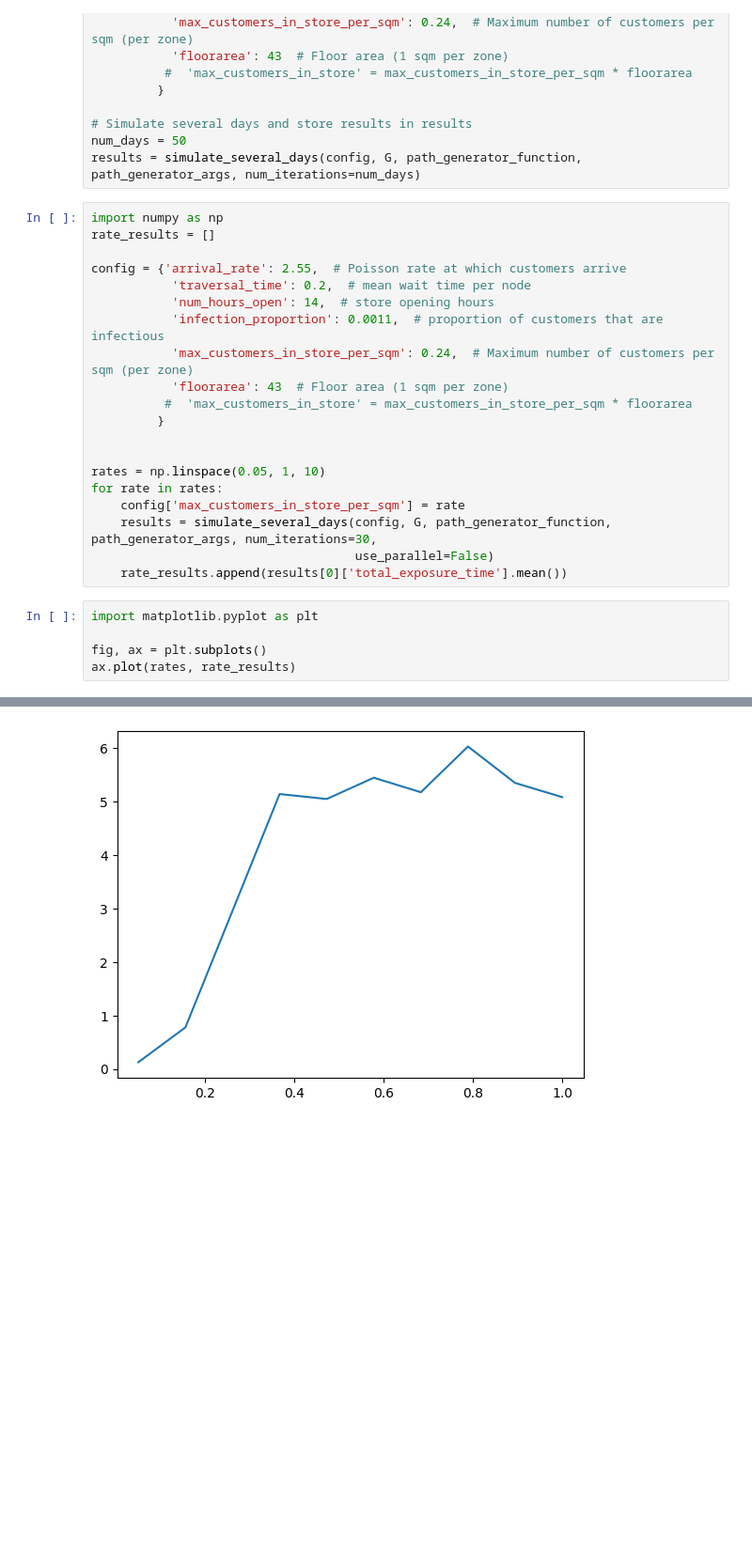
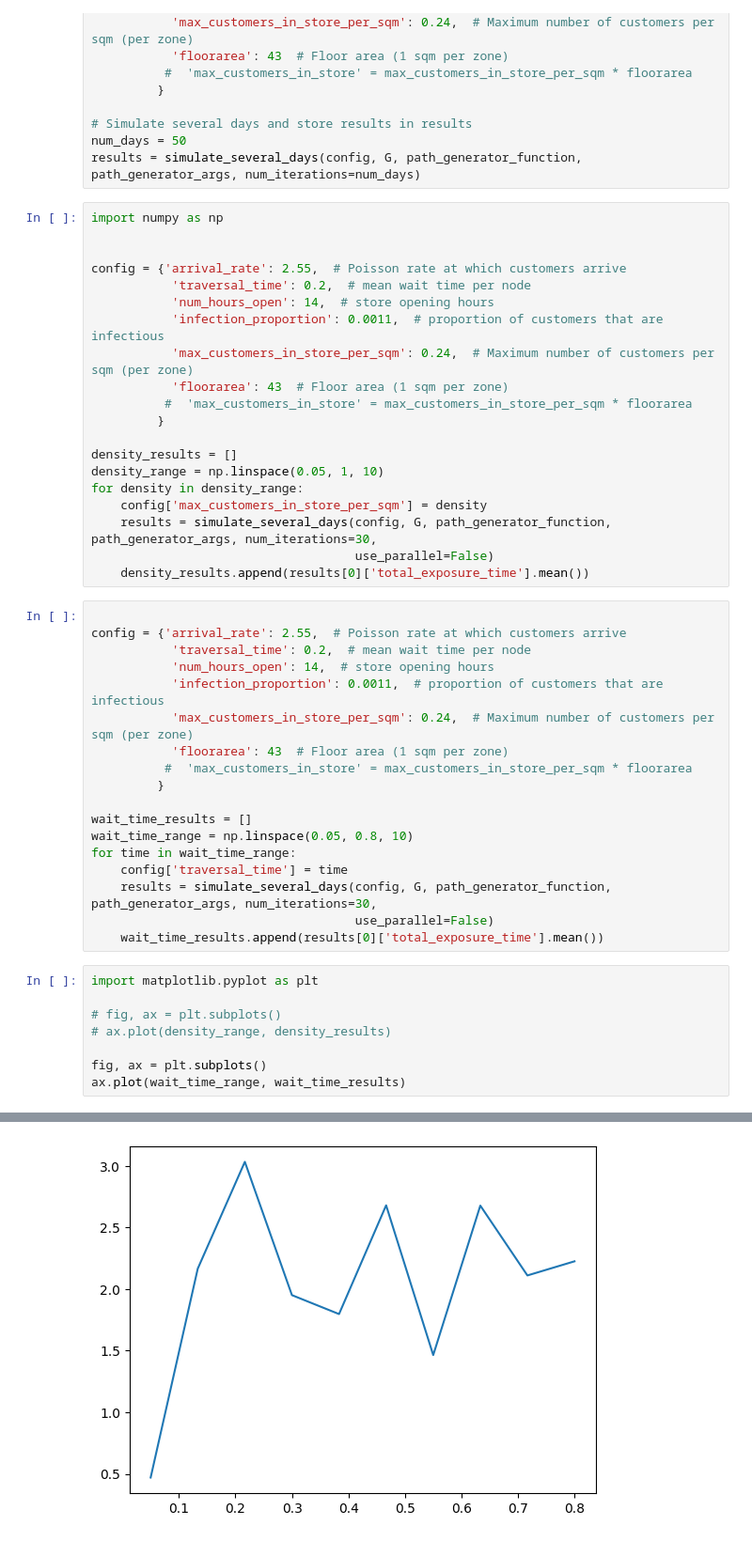
Before and after one commit to RebeccaFlach/covid19-supermarket-abm, a Jupyter notebook: covid19_supermarket_abm/Replication.ipynb, the cells around one changed output, grey strips where cells are left out. Shown: that part at 94% size. Drawn from its saved outputs; the diff is of its cells as text; blank space fills up the shorter version.

```diff
--- a/covid19_supermarket_abm/Replication.ipynb
+++ b/covid19_supermarket_abm/Replication.ipynb
@@ -96,7 +96,7 @@ num_days = 50
 results = simulate_several_days(config, G, path_generator_function, path_generator_args, num_iterations=num_days)
 # %%
 import numpy as np
-rate_results = []
+
 
 config = {'arrival_rate': 2.55,  # Poisson rate at which customers arrive
            'traversal_time': 0.2,  # mean wait time per node
@@ -107,18 +107,39 @@ config = {'arrival_rate': 2.55,  # Poisson rate at which customers arrive
           #  'max_customers_in_store' = max_customers_in_store_per_sqm * floorarea
          }
 
-
-rates = np.linspace(0.05, 1, 10)
-for rate in rates:
-    config['max_customers_in_store_per_sqm'] = rate
+density_results = []
+density_range = np.linspace(0.05, 1, 10)
+for density in density_range:
+    config['max_customers_in_store_per_sqm'] = density
     results = simulate_several_days(config, G, path_generator_function, path_generator_args, num_iterations=30,
                                     use_parallel=False)
-    rate_results.append(results[0]['total_exposure_time'].mean())
+    density_results.append(results[0]['total_exposure_time'].mean())
+# %%
+
+config = {'arrival_rate': 2.55,  # Poisson rate at which customers arrive
+           'traversal_time': 0.2,  # mean wait time per node
+           'num_hours_open': 14,  # store opening hours
+           'infection_proportion': 0.0011,  # proportion of customers that are infectious
+           'max_customers_in_store_per_sqm': 0.24,  # Maximum number of customers per sqm (per zone)
+           'floorarea': 43  # Floor area (1 sqm per zone)
+          #  'max_customers_in_store' = max_customers_in_store_per_sqm * floorarea
+         }
+
+wait_time_results = []
+wait_time_range = np.linspace(0.05, 0.8, 10)
+for time in wait_time_range:
+    config['traversal_time'] = time
+    results = simulate_several_days(config, G, path_generator_function, path_generator_args, num_iterations=30,
+                                    use_parallel=False)
+    wait_time_results.append(results[0]['total_exposure_time'].mean())
 # %%
 import matplotlib.pyplot as plt
 
+# fig, ax = plt.subplots()
+# ax.plot(density_range, density_results)
+
 fig, ax = plt.subplots()
-ax.plot(rates, rate_results)
+ax.plot(wait_time_range, wait_time_results)
 # %% [output]
 [<matplotlib.lines.Line2D at 0x...>]
-[figure, old version]
+[figure, new version]
```
